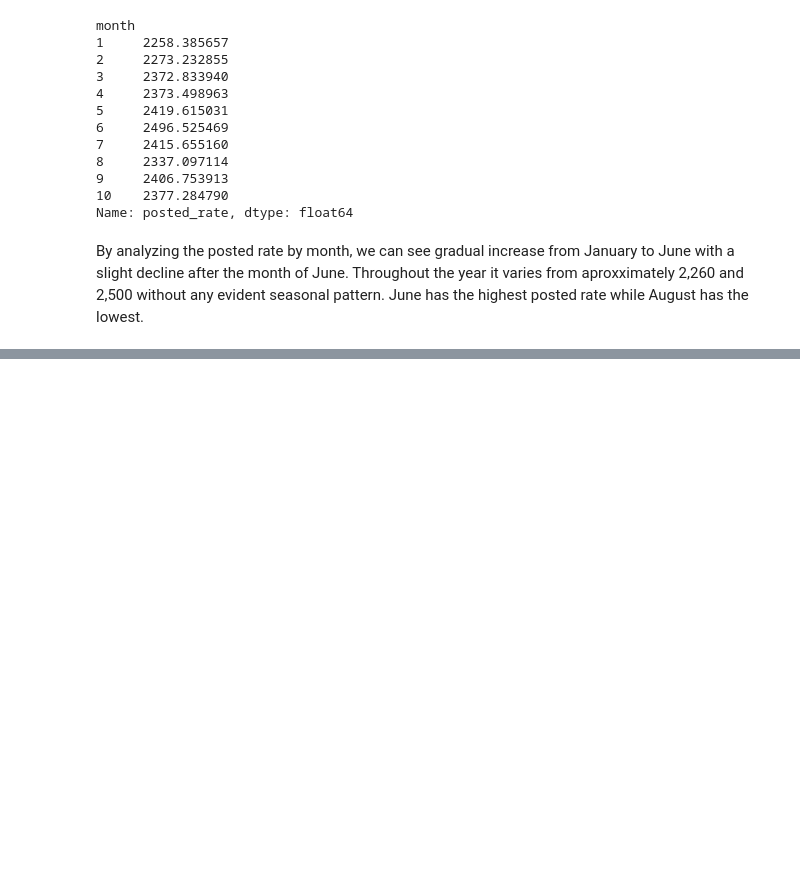
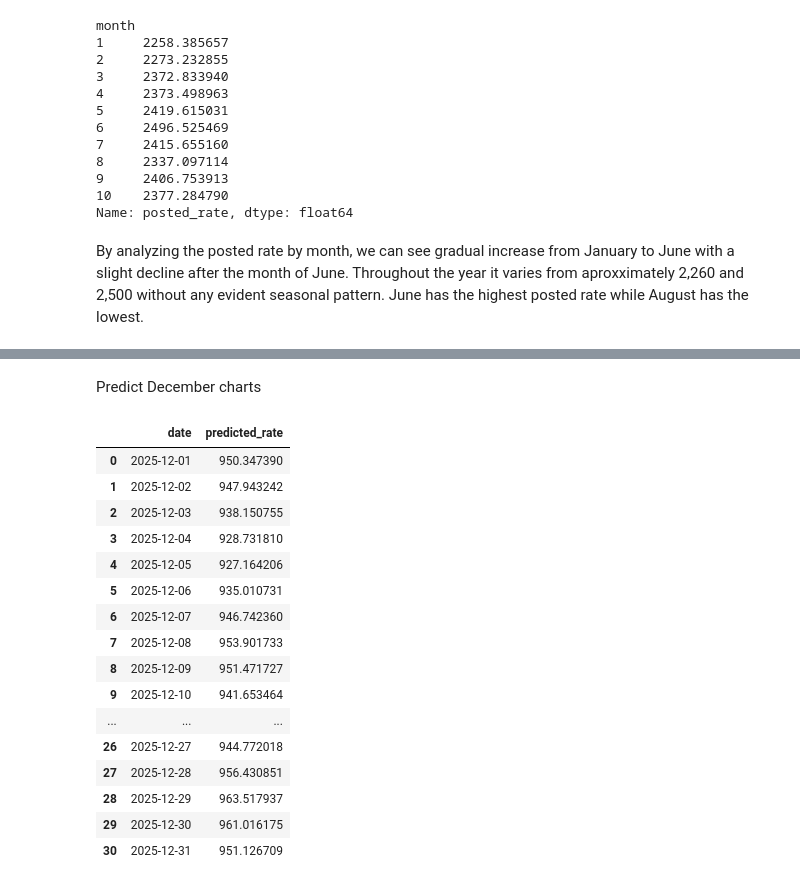
Before and after one commit to NoT-Serna/Freight_Rate_ML, a Jupyter notebook: Analysis.ipynb, the cells around one changed output, grey strips where cells are left out. Saved outputs shown, nothing was run; the diff lists cells and outputs as text; code cells hidden in the pictures; blank space fills up the shorter version.

```diff
--- a/Analysis.ipynb
+++ b/Analysis.ipynb
@@ -207,0 +389,24 @@ By analyzing the posted rate by month, we can see gradual increase from January
+# %%
+# Refit stats + model on the FULL labeled dataset now that model selection is done
+final_stats = fit_clean_stats(train_full)
+X_full = prepare(train_full, final_stats)
+y_full = train_full["posted_rate"].values
+
+final_model = LinearRegression()
+final_model.fit(X_full, y_full)
+
+X_val = prepare(validation_data, final_stats)
+val_preds = final_model.predict(X_val)
+
+submission = predictions_template.copy()
+pred_map = dict(zip(validation_data["load_id"], val_preds))
+submission["predicted_rate"] = submission["load_id"].map(pred_map)
+
+assert submission["predicted_rate"].isna().sum() == 0
+n_bad = (submission["predicted_rate"] <= 0).sum()
+if n_bad:
+    print(f"WARNING: clipping {n_bad} non-positive predictions to $1")
+    submission["predicted_rate"] = submission["predicted_rate"].clip(lower=1.0)
+
+submission.to_csv("validation_predictions.csv", index=False)
+submission.describe()
@@ -207,0 +423,29 @@ By analyzing the posted rate by month, we can see gradual increase from January
+# %% [markdown]
+Predict December charts
+# %%
+X_dec = prepare(december_inputs, final_stats)
+dec_preds = final_model.predict(X_dec)
+
+december_filled = december_inputs.copy()
+december_filled["predicted_rate"] = dec_preds
+december_filled.to_csv("data/december_chart_inputs.csv", index=False)
+
+december_filled[["date", "predicted_rate"]]
+# %% [output]
+|  | date | predicted_rate |
+| 0 | 2025-12-01 | 950.347390 |
+| 1 | 2025-12-02 | 947.943242 |
+| 2 | 2025-12-03 | 938.150755 |
+| 3 | 2025-12-04 | 928.731810 |
+| 4 | 2025-12-05 | 927.164206 |
+| 5 | 2025-12-06 | 935.010731 |
+| 6 | 2025-12-07 | 946.742360 |
+| 7 | 2025-12-08 | 953.901733 |
+| 8 | 2025-12-09 | 951.471727 |
+| 9 | 2025-12-10 | 941.653464 |
+| ... | ... | ... |
+| 26 | 2025-12-27 | 944.772018 |
+| 27 | 2025-12-28 | 956.430851 |
+| 28 | 2025-12-29 | 963.517937 |
+| 29 | 2025-12-30 | 961.016175 |
+| 30 | 2025-12-31 | 951.126709 |
```
Also changed, not shown: parts of 29 cells of this notebook, 10 other files.
